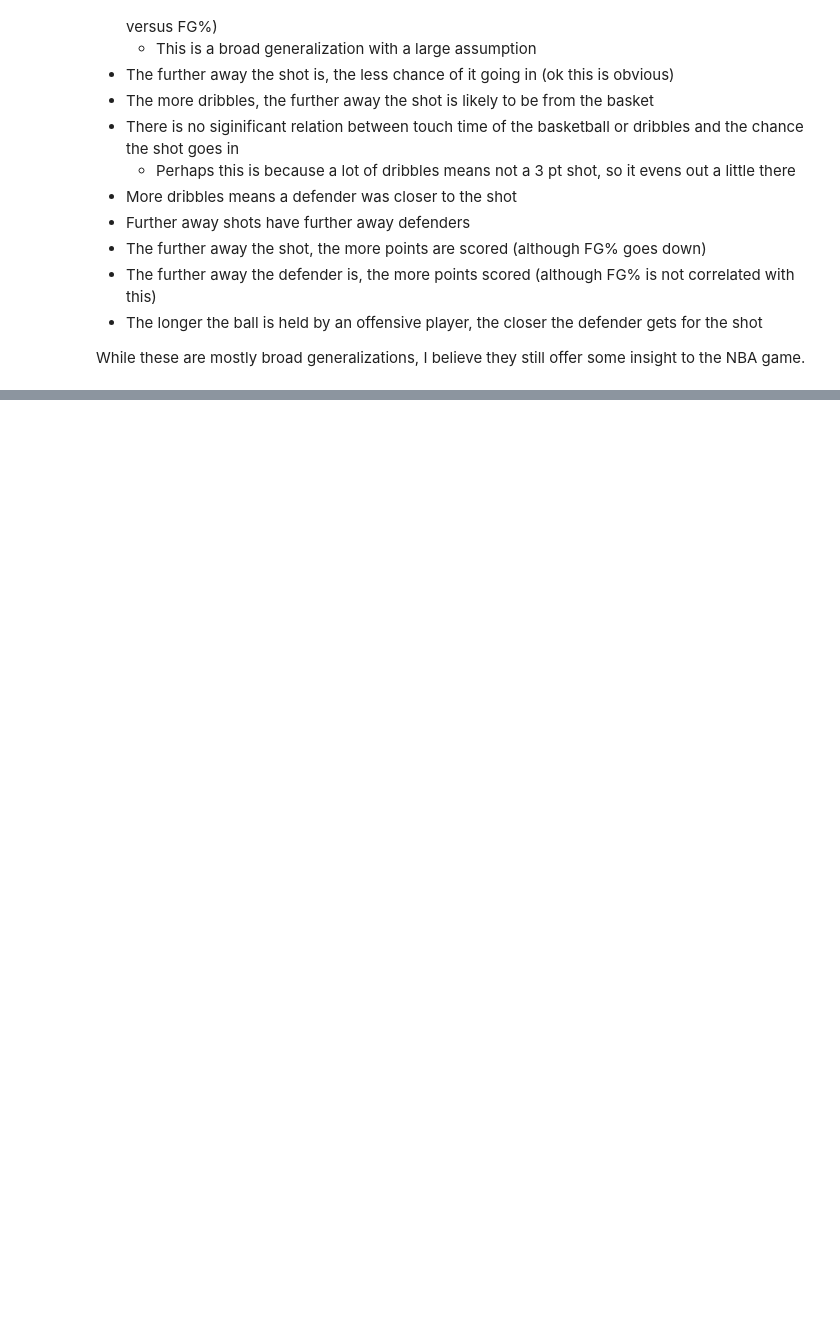
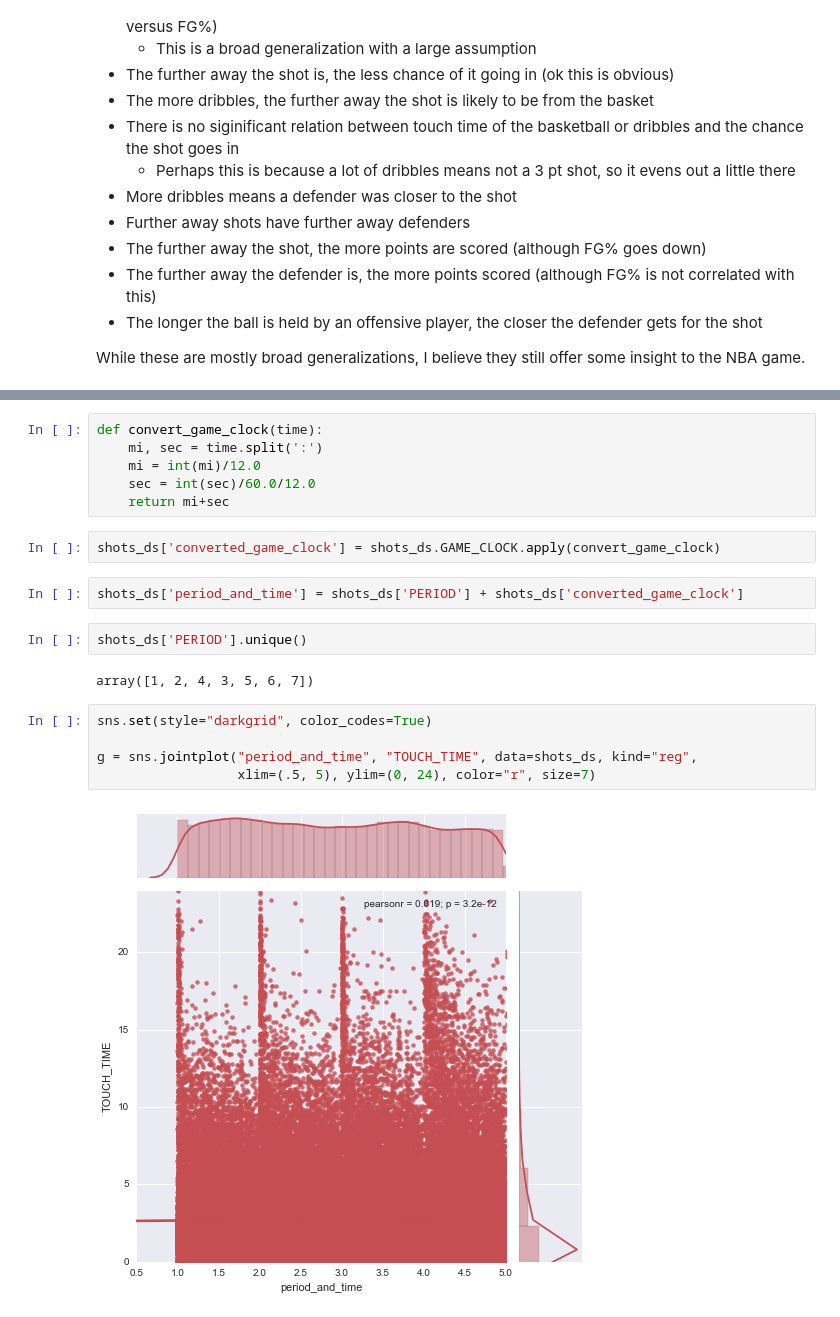
Before and after one commit to jpatdalton/kaggle, a Jupyter notebook: NBA Shot Log Exploration.ipynb, the cells around one changed output, grey strips where cells are left out. Drawn from its saved outputs; the diff is of its cells as text; blank space fills up the shorter version.

```diff
--- a/NBA Shot Log Exploration.ipynb
+++ b/NBA Shot Log Exploration.ipynb
@@ -204,0 +363,21 @@ While these are mostly broad generalizations, I believe they still offer some in
+# %%
+def convert_game_clock(time):
+    mi, sec = time.split(':')
+    mi = int(mi)/12.0
+    sec = int(sec)/60.0/12.0
+    return mi+sec
+# %%
+shots_ds['converted_game_clock'] = shots_ds.GAME_CLOCK.apply(convert_game_clock)
+# %%
+shots_ds['period_and_time'] = shots_ds['PERIOD'] + shots_ds['converted_game_clock']
+# %%
+shots_ds['PERIOD'].unique()
+# %% [output]
+array([1, 2, 4, 3, 5, 6, 7])
+# %%
+sns.set(style="darkgrid", color_codes=True)
+
+g = sns.jointplot("period_and_time", "TOUCH_TIME", data=shots_ds, kind="reg",
+                  xlim=(.5, 5), ylim=(0, 24), color="r", size=7)
+# %% [output]
+[figure, added]
```
Also changed, not shown: parts of 30 cells of this notebook.
